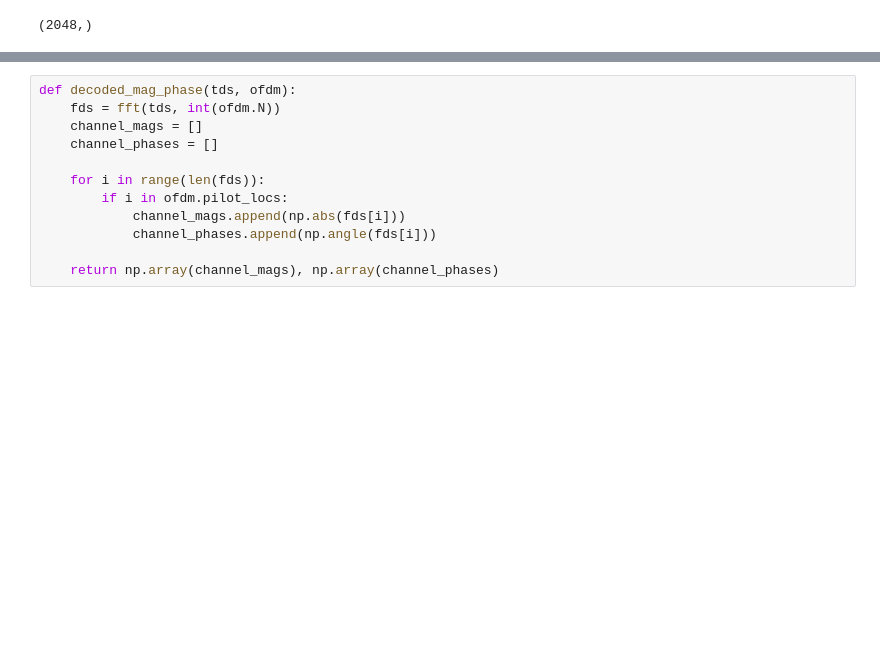
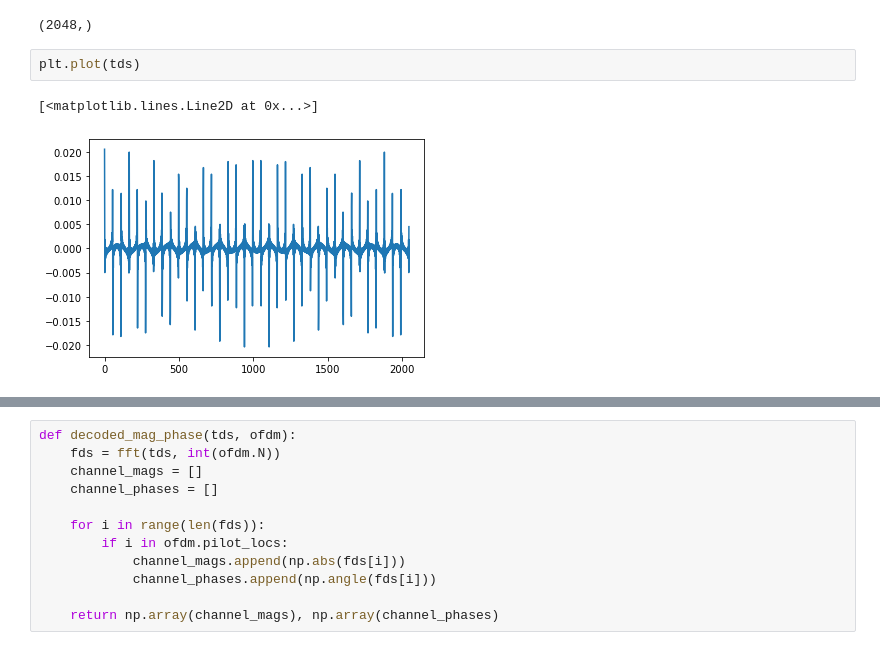
Before and after one commit to jks70/gf3_v2, a Jupyter notebook: Testing1.ipynb, the cells around one changed output, grey strips where cells are left out. Saved outputs shown, nothing was run; the diff lists cells and outputs as text; blank space fills up the shorter version.

```diff
--- a/Testing1.ipynb
+++ b/Testing1.ipynb
@@ -202,5 +184,10 @@ tds = ifft(gs, 2048)
 tds.shape
 # %% [output]
 (2048,)
+# %%
+plt.plot(tds)
+# %% [output]
+[<matplotlib.lines.Line2D at 0x...>]
+[figure, added]
 # %%
 fds = fft(tds, int(2048))
```
Also changed, not shown: parts of 11 cells of this notebook, 1 other file.
